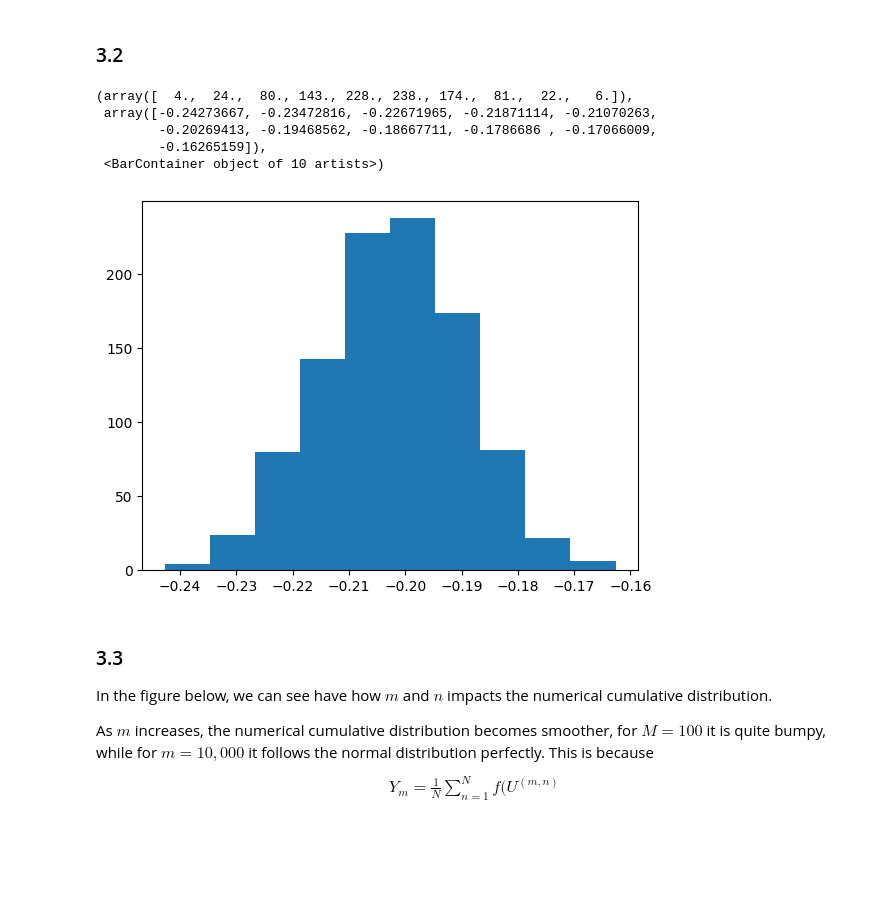
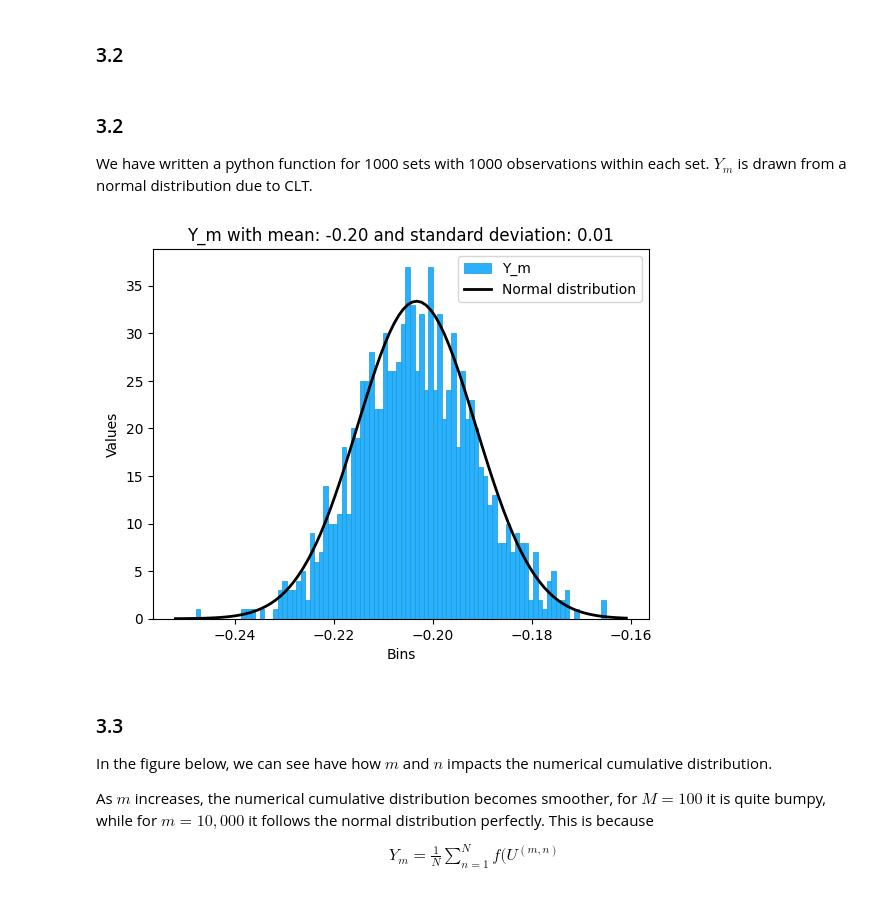
Before and after one commit to math869c/ST463_project, a Jupyter notebook: question_3.ipynb, the cells around one changed output. Cells and saved outputs as stored; diff of their text form; code cells hidden in the pictures; blank space fills up the shorter version.

```diff
--- a/question_3.ipynb
+++ b/question_3.ipynb
@@ -201,16 +189,37 @@ def exercise_3_2(m=1000, n=1000):
+# %% [markdown]
+### 3.2
+We have written a python function for 1000 sets with 1000 observations within each set. $Y_m$ is drawn from a normal distribution due to CLT.
 # %%
 ## 3.2
+# helper functions
+def f_ex_3(x):
+    return x*np.cos(np.pi * x)
+
+def MC_est(U):
+    return np.mean(f_ex_3(U),axis=1)
+
+def exercise_3_2(m=1000, n=1000):
+    U = rng.uniform(size=(m, n))
+    return MC_est(U)
+
 # input data
 Y_m = exercise_3_2()
 
-plt.hist(Y_m)
+mu, std = norm.fit(Y_m)
+plt.hist(Y_m, bins=90, facecolor = '#2ab0ff', edgecolor='#169acf', linewidth=0.5, label='Y_m')
+xmin, xmax = plt.xlim()
+x = np.linspace(xmin, xmax, 100)
+p = norm.pdf(x, mu, std)
+
+plt.plot(x, p, 'k', linewidth=2, label='Normal distribution')
+title = "Y_m with mean: {:.2f} and standard deviation: {:.2f}".format(mu, std)
+plt.title(title)
+plt.xlabel('Bins')
+plt.ylabel('Values')
+plt.legend()
+plt.show()
 # %% [output]
-(array([  4.,  24.,  80., 143., 228., 238., 174.,  81.,  22.,   6.]),
- array([-0.24273667, -0.23472816, -0.22671965, -0.21871114, -0.21070263,
-        -0.20269413, -0.19468562, -0.18667711, -0.1786686 , -0.17066009,
-        -0.16265159]),
- <BarContainer object of 10 artists>)
-[figure, old version]
+[figure, new version]
 # %% [markdown]
 ### 3.3
 In the figure below, we can see have how $m$ and $n$ impacts the numerical cumulative distribution.
```
Also changed, not shown: parts of 3 cells of this notebook.
